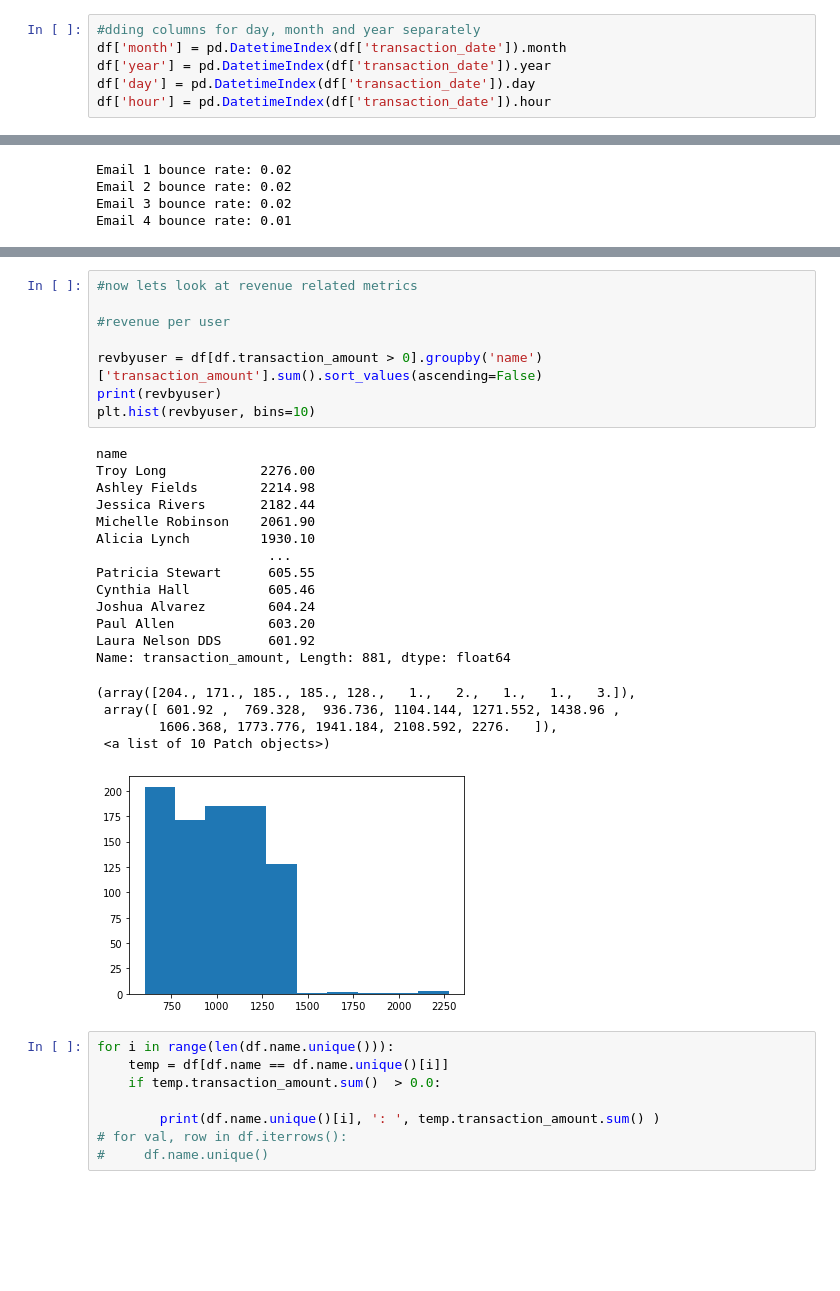
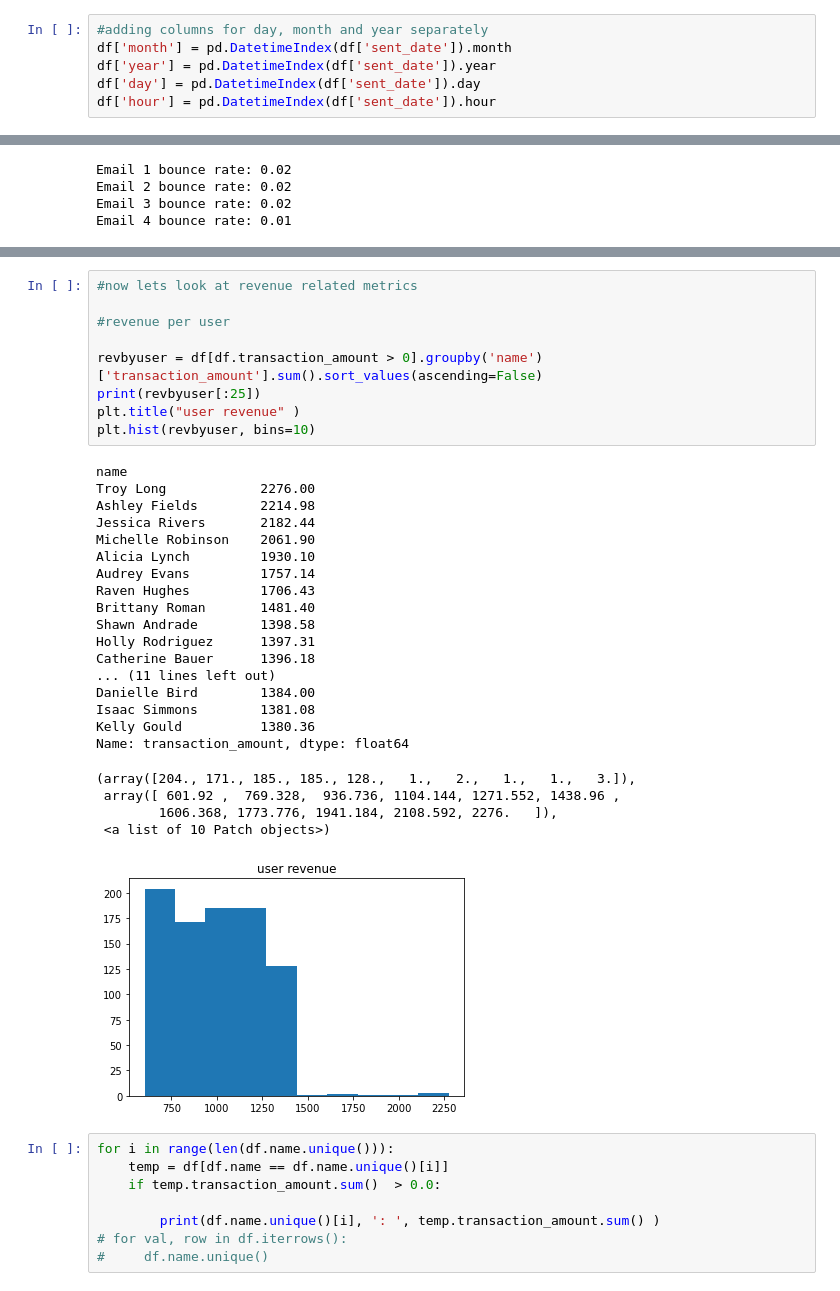
Before and after one commit to GetJoeMalone/Email-Marketing-Analysis, a Jupyter notebook: Email Marketing Analysis.ipynb, the cells around one changed output, grey strips where cells are left out. Saved outputs shown, nothing was run; the diff lists cells and outputs as text; blank space fills up the shorter version.

```diff
--- a/Email Marketing Analysis.ipynb
+++ b/Email Marketing Analysis.ipynb
@@ -67,11 +67,11 @@ Data columns (total 10 columns):
 dtypes: datetime64[ns](5), float64(1), int64(2), string(2)
 memory usage: 3.2 MB
 # %%
-#dding columns for day, month and year separately
-df['month'] = pd.DatetimeIndex(df['transaction_date']).month
-df['year'] = pd.DatetimeIndex(df['transaction_date']).year
-df['day'] = pd.DatetimeIndex(df['transaction_date']).day
-df['hour'] = pd.DatetimeIndex(df['transaction_date']).hour
+#adding columns for day, month and year separately
+df['month'] = pd.DatetimeIndex(df['sent_date']).month
+df['year'] = pd.DatetimeIndex(df['sent_date']).year
+df['day'] = pd.DatetimeIndex(df['sent_date']).day
+df['hour'] = pd.DatetimeIndex(df['sent_date']).hour
 # %%
 #doing some EDA to get a better understanding of the data
 #the company sent 4 emails
@@ -255,30 +323,35 @@ plt.show()
 # %%
 #now lets look at revenue related metrics
 
 #revenue per user
 
 revbyuser = df[df.transaction_amount > 0].groupby('name')['transaction_amount'].sum().sort_values(ascending=False)
-print(revbyuser)
+print(revbyuser[:25])
+plt.title("user revenue" )
 plt.hist(revbyuser, bins=10)
 # %% [output]
 name
 Troy Long            2276.00
 Ashley Fields        2214.98
 Jessica Rivers       2182.44
 Michelle Robinson    2061.90
 Alicia Lynch         1930.10
-                      ...
-Patricia Stewart      605.55
-Cynthia Hall          605.46
-Joshua Alvarez        604.24
-Paul Allen            603.20
-Laura Nelson DDS      601.92
-Name: transaction_amount, Length: 881, dtype: float64
+Audrey Evans         1757.14
+Raven Hughes         1706.43
+Brittany Roman       1481.40
+Shawn Andrade        1398.58
+Holly Rodriguez      1397.31
+Catherine Bauer      1396.18
+... (11 lines left out)
+Danielle Bird        1384.00
+Isaac Simmons        1381.08
+Kelly Gould          1380.36
+Name: transaction_amount, dtype: float64
 (array([204., 171., 185., 185., 128.,   1.,   2.,   1.,   1.,   3.]),
  array([ 601.92 ,  769.328,  936.736, 1104.144, 1271.552, 1438.96 ,
         1606.368, 1773.776, 1941.184, 2108.592, 2276.   ]),
  <a list of 10 Patch objects>)
-[figure, old version]
+[figure, new version]
 # %%
 for i in range(len(df.name.unique())):
     temp = df[df.name == df.name.unique()[i]]
```
Also changed, not shown: parts of 9 cells of this notebook.
